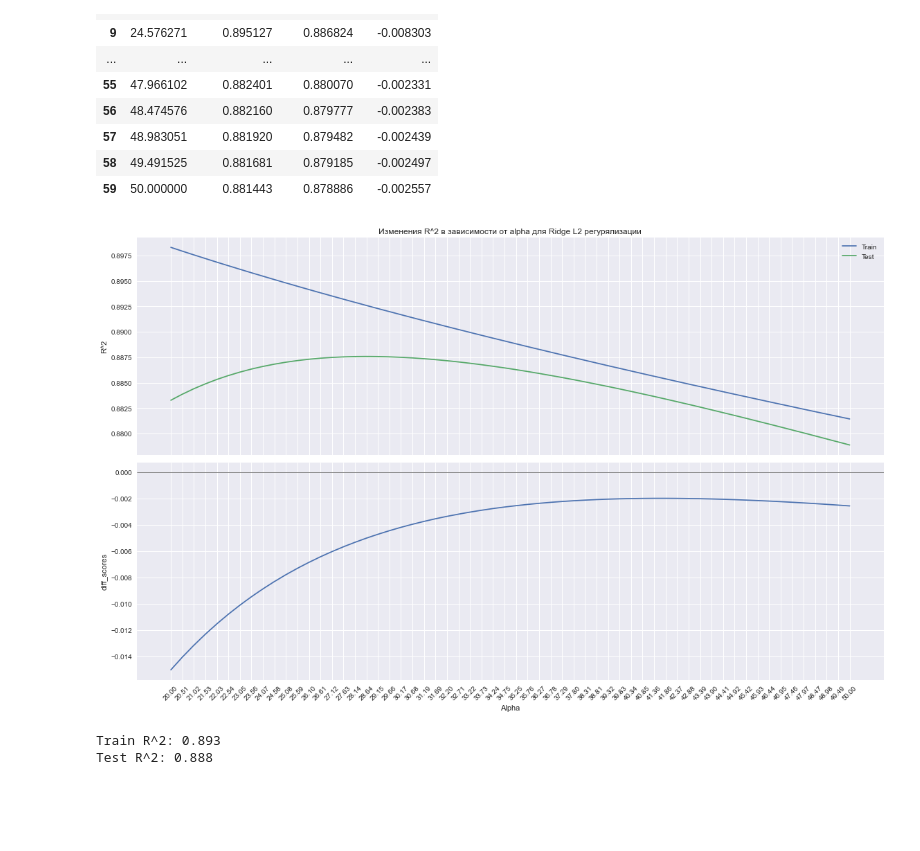
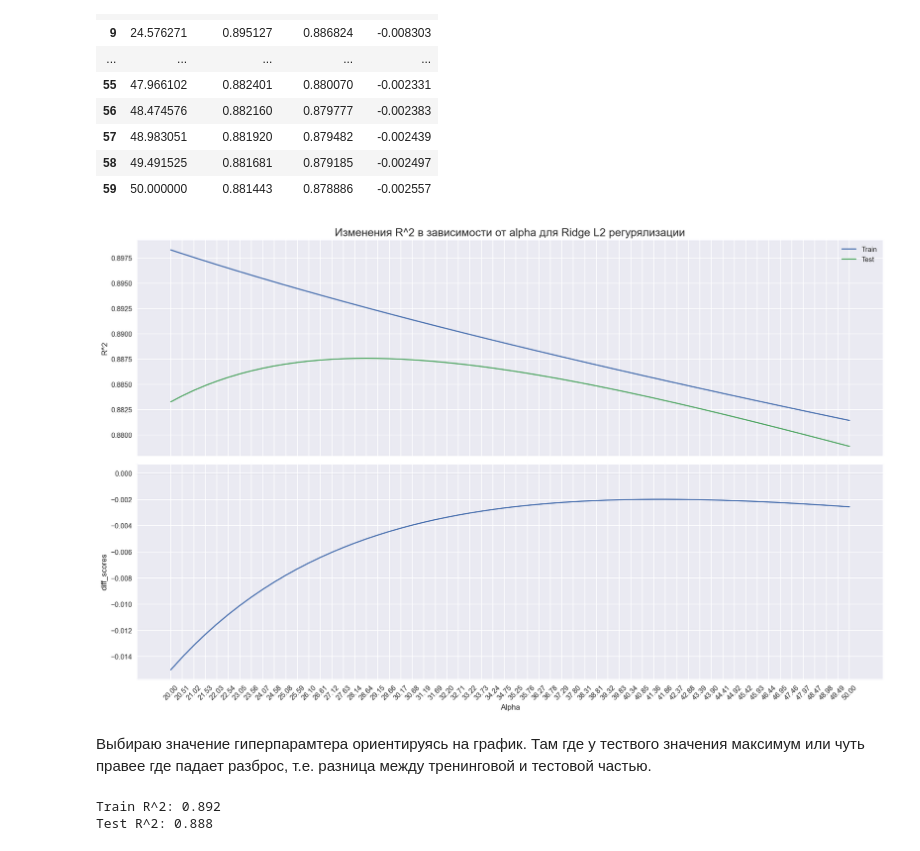
Before and after one commit to Chepell/SF_DS_Pro, a Jupyter notebook: ML-2/03_line_reg_bias_variance.ipynb, the cells around one changed output. Drawn from its saved outputs; the diff is of its cells as text; code cells hidden in the pictures; blank space fills up the shorter version.

```diff
--- a/ML-2/03_line_reg_bias_variance.ipynb
+++ b/ML-2/03_line_reg_bias_variance.ipynb
@@ -62,26 +42,3 @@ Boston house prices dataset
 На каждом из участков находится несколько домов. Измерены общие показатели по каждому из участков, в том числе медианная стоимость.
 # %% [markdown]
 ### Задача — научить модель предсказывать медианную стоимость дома на участке.
-# %%
-from sklearn.datasets import load_boston
-
-boston = load_boston()
-
-# создаём DataFrame из загруженных numpy-матриц
-boston_data = pd.DataFrame(
-    data=boston.data, # данные
-    columns=boston.feature_names # наименования столбцов
-)
-
-TARGET_FEATURE = 'MEDV'
-
-# добавляем в таблицу столбец с целевой переменной
-boston_data[TARGET_FEATURE] = boston.target
-
-
-# Составляем список факторов (исключили целевой столбец)
-features = boston_data.drop(TARGET_FEATURE, axis=1).columns
-
-# Составляем матрицу наблюдений X и вектор ответов y
-X = boston_data[features]
-y = boston_data[TARGET_FEATURE]
@@ -243,7 +204,7 @@ print(X_test_scaled_poly.shape)
 (152, 104)
 # %%
 # Создаём объект класса линейной регрессии с L1-регуляризацией
-lasso_lr_poly = linear_model.Lasso(alpha=0.1)
+lasso_lr_poly = linear_model.Lasso(alpha=0.05) # подбор параметра перебором от 1 до 0.01 просто на глаз дал вот такое значение
 
 # Обучаем модель
 lasso_lr_poly.fit(X_train_scaled_poly, y_train)
@@ -287,7 +255,7 @@ len(lasso_lr_poly.coef_)
 Это значит, что признаки, которые соответствуют этим коэффициентам, не используются в прогнозе модели Lasso-регрессии.
 # %%
 # Создаём объект класса линейной регрессии с L2-регуляризацией
-ridge_lr_poly = linear_model.Ridge(alpha=20)
+ridge_lr_poly = linear_model.Ridge(alpha=30)
 
 # Обучаем модель
 ridge_lr_poly.fit(X_train_scaled_poly, y_train)
@@ -479,26 +453,34 @@ scores_df
 # %%
 # Визуализируем изменение R^2 в зависимости от alpha
 fig, (ax0, ax1) = plt.subplots(2, 1, figsize=(16, 10), sharex=True) # фигура + координатная плоскость
-ax0.set_title('Изменения R^2 в зависимости от alpha для Ridge L2 регурялизации')
-ax0.plot(alpha_list, train_scores, label='Train') # линейный график для тренировочной выборки
-ax0.plot(alpha_list, test_scores, label='Test') # линейный график для тестовой выборки
-ax1.plot(alpha_list, scores_df['diff_scores'])
+ax0.set_title('Изменения R^2 в зависимости от alpha для Ridge L2 регурялизации', fontsize=16)
+
+ind = scores_df['alpha'].values
+_0 = scores_df['train_scores'].values
+_1 = scores_df['test_scores'].values
+_2 = scores_df['diff_scores'].values
+
+ax0.plot(ind, _0, label='Train') # линейный график для тренировочной выборки
+ax0.plot(ind, _1, label='Test') # линейный график для тестовой выборки
+ax1.plot(ind, _2) # разница в значениях метрики между train-test, фактически разброс
 
 ax1.set_xlabel('Alpha') # название оси абсцисс
 ax0.set_ylabel('R^2') # название оси ординат
 ax1.set_ylabel('diff_scores') # название оси ординат
 
 ax1.set_xticks(alpha_list) # метки по оси абсцисс
 ax1.xaxis.set_tick_params(rotation=45) # поворот меток на оси абсцисс
 ax1.axhline(0, color='black', linewidth=0.5)
 
 ax0.legend() # отображение легенды
-
-plt.tight_layout();
+plt.tight_layout(); # подгонка графиков
 # %% [output]
-[figure, old version]
+[figure, new version]
+# %% [markdown]
+Выбираю значение гиперпарамтера ориентируясь на график.
+Там где у тествого значения максимум или чуть правее где падает разброс, т.е. разница между тренинговой и тестовой частью.
 # %%
-alpha = 28.644068
+alpha = 29
 # Создаём объект класса линейной регрессии с L2-регуляризацией
 ridge_lr_poly = linear_model.Ridge(alpha=alpha)
 
@@ -515,5 +497,5 @@ y_test_predict_poly = ridge_lr_poly.predict(X_test_scaled_poly)
 print("Train R^2: {:.3f}".format(metrics.r2_score(y_train, y_train_predict_poly)))
 print("Test R^2: {:.3f}".format(metrics.r2_score(y_test, y_test_predict_poly)))
 # %% [output]
-Train R^2: 0.893
+Train R^2: 0.892
 Test R^2: 0.888
```
Also changed, not shown: parts of 22 cells of this notebook, 6 other files.
